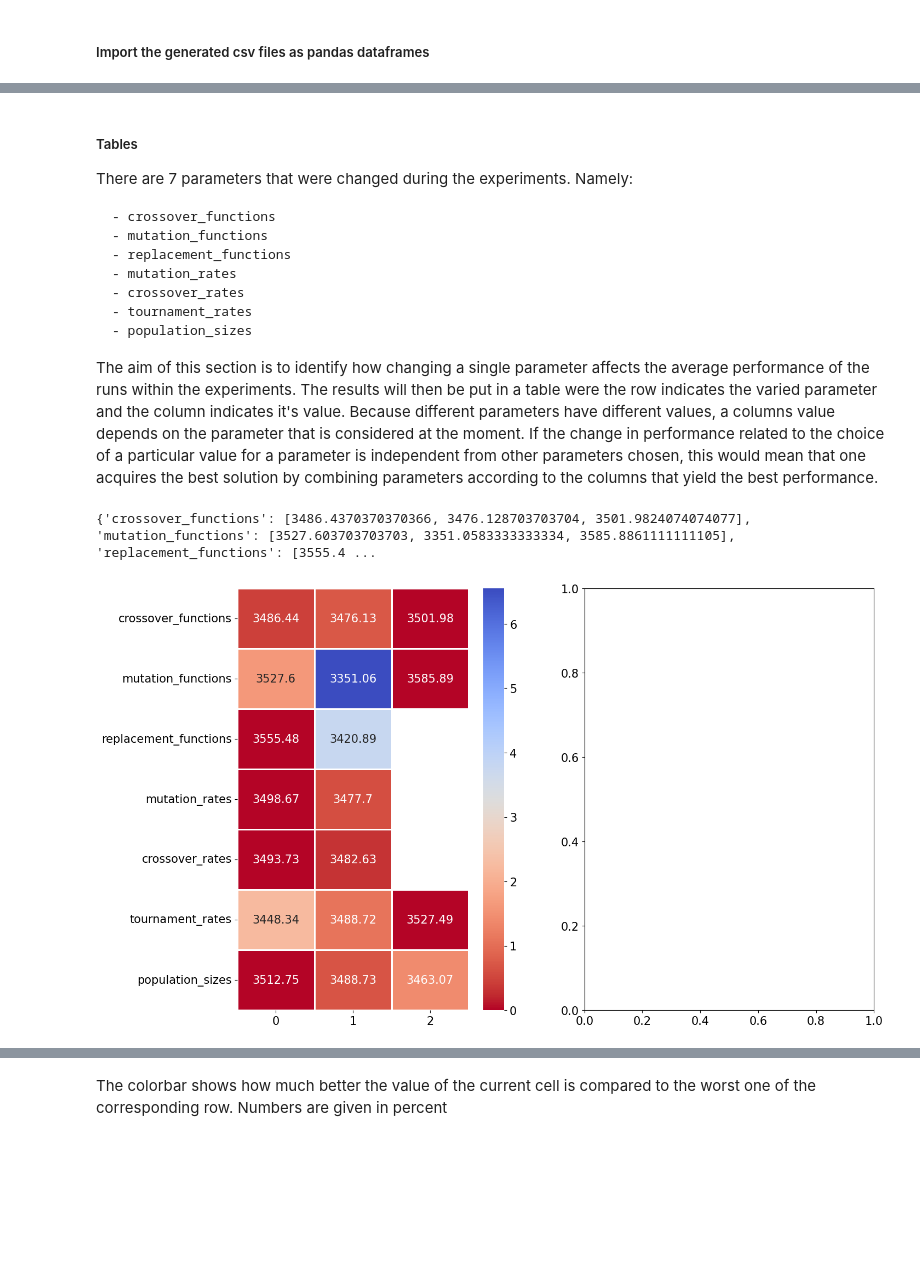
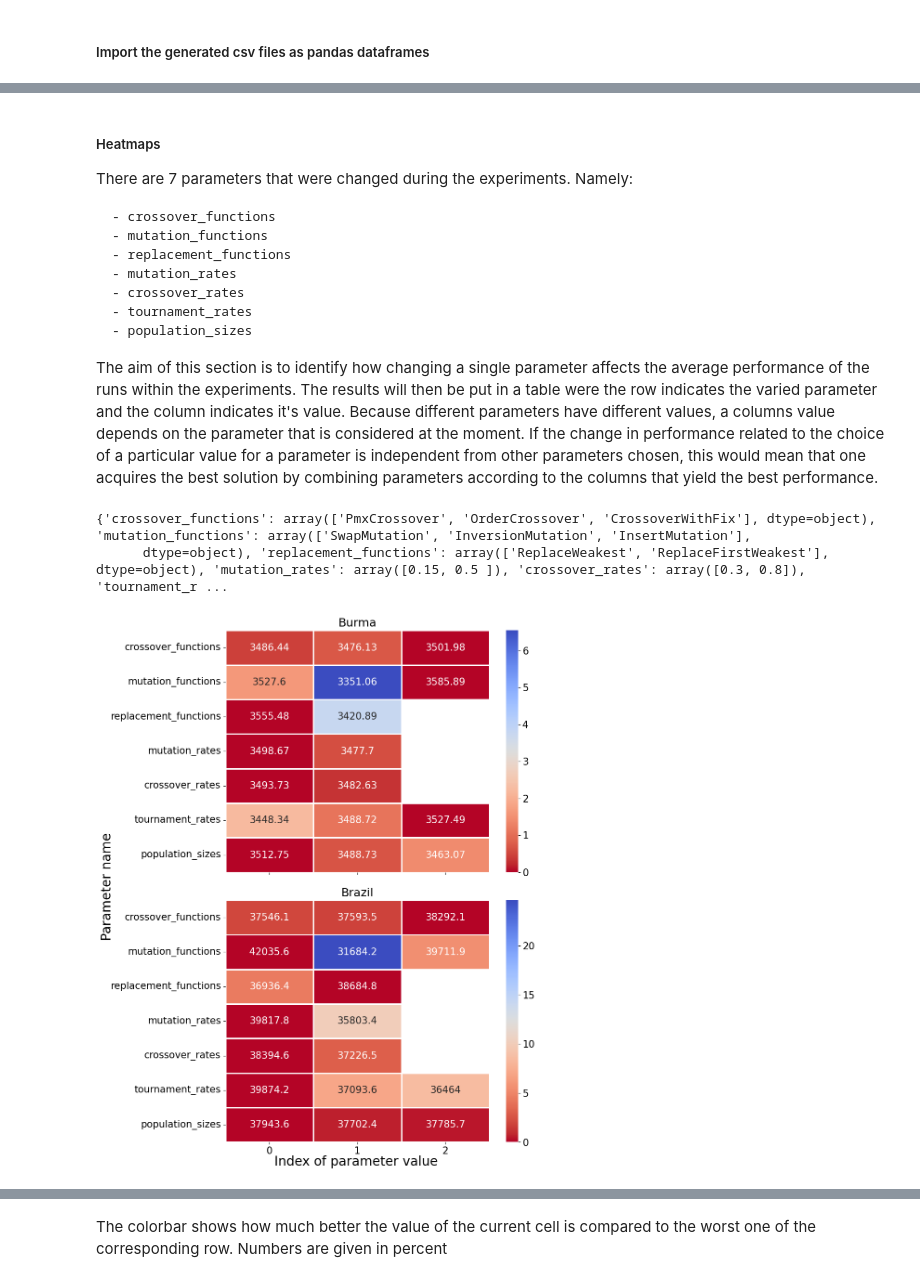
Before and after one commit to franzherm/ea_tsp, a Jupyter notebook: src/data_analysis.ipynb, the cells around one changed output, grey strips where cells are left out. Drawn from its saved outputs; the diff is of its cells as text; code cells hidden in the pictures; blank space fills up the shorter version.

```diff
--- a/src/data_analysis.ipynb
+++ b/src/data_analysis.ipynb
@@ -52,5 +158,5 @@ plt.show()
 # %% [markdown]
-##### Tables
+##### Heatmaps
 There are 7 parameters that were changed during the experiments. Namely:
 
     - crossover_functions
@@ -74,34 +180,58 @@ parameter_dict = {
                 "tournament_rates" : overview_burma["tournament_rates"].unique(),
                 "population_sizes" : overview_burma["population_sizes"].unique()
                 }
-#parameter_dict_column_labels =
-#parameter_row_labels =
+print(parameter_dict)
+# %% [output]
+{'crossover_functions': array(['PmxCrossover', 'OrderCrossover', 'CrossoverWithFix'], dtype=object), 'mutation_functions': array(['SwapMutation', 'InversionMutation', 'InsertMutation'],
+      dtype=object), 'replacement_functions': array(['ReplaceWeakest', 'ReplaceFirstWeakest'], dtype=object), 'mutation_rates': array([0.15, 0.5 ]), 'crossover_rates': array([0.3, 0.8]), 'tournament_r ...
 # %%
-cost_dict = {}
-for key,values in parameter_dict.items():
-    average_costs = []
-    for value in values:
-        average_costs.append(overview_burma["LowestCost"][overview_burma[key] == value].mean())
-    cost_dict[key] = average_costs
+def get_cost_dict(df,column_name):
+    cost_dict = {}
+    for key,values in parameter_dict.items():
+        average_costs = []
+        for value in values:
+            average_costs.append(df[column_name][df[key] == value].mean())
+        cost_dict[key] = average_costs
+    return cost_dict
 
-print(cost_dict)
+cost_dict_burma = get_cost_dict(overview_burma, "LowestCost")
+cost_dict_brazil = get_cost_dict(overview_brazil, "LowestCost")
+
+convergence_dict_burma = get_cost_dict(overview_burma, "convergence")
+convergence_dict_brazil = get_cost_dict(overview_brazil, "convergence")
-# %% [output]
-{'crossover_functions': [3486.4370370370366, 3476.128703703704, 3501.9824074074077], 'mutation_functions': [3527.603703703703, 3351.0583333333334, 3585.8861111111105], 'replacement_functions': [3555.4 ...
 # %%
-values = list(cost_dict.values())
-max_length = max([len(x) for x in values])
-padded_values = np.zeros(shape=(len(values),max_length))
-for row in range(len(values)):
-    for column in range(len(values[row])):
-        padded_values[row,column] = values[row][column]
+def prepare_heatmap(cost_dict):
+    values = list(cost_dict.values())
+    max_length = max([len(x) for x in values])
+    padded_values = np.zeros(shape=(len(values),max_length))
+    for row in range(len(values)):
+        for column in range(len(values[row])):
+            padded_values[row,column] = values[row][column]
 
-padded_values[padded_values == 0] = np.NaN
-df = pd.DataFrame(padded_values, index=list(cost_dict.keys()))
-normalized = (1 - df.div(df.max(axis=1), axis=0))*100
-_, ax = plt.subplots(ncols=2)
-sns.heatmap(normalized, cmap="coolwarm_r", annot=df, fmt="g", linewidths=1, annot_kws={'size': 15}, ax= ax[0])
-plt.rcParams['figure.figsize'] = [15, 10]
-plt.rcParams.update({'font.size': 15})
-plt.show()
+    padded_values[padded_values == 0] = np.NaN
+    df = pd.DataFrame(padded_values, index=list(cost_dict.keys()))
+    normalized = (1 - df.div(df.max(axis=1), axis=0))*100
+    #normalized = (1 - (df - df.min())/((df - df.min()).max()))*100
+    return normalized, df
+
+normalized_burma, heatmap_data_burma = prepare_heatmap(cost_dict_burma)
+normalized_brazil, heatmap_data_brazil = prepare_heatmap(cost_dict_brazil)
+
+normalized_burma_conv, heatmap_burma_conv = prepare_heatmap(convergence_dict_burma)
+normalized_brazil_conv, heatmap_brazil_conv = prepare_heatmap(convergence_dict_brazil)
-# %% [output]
-[figure, removed]
+# %%
+#parameter cost heatmaps
+fig, ax = plt.subplots(nrows=2, sharex=True, sharey=True)
+sns.heatmap(normalized_burma, cmap="coolwarm_r", annot=heatmap_data_burma, fmt="g", linewidths=1, annot_kws={'size': 15}, ax= ax[0])
+sns.heatmap(normalized_brazil, cmap="coolwarm_r", annot=heatmap_data_brazil, fmt="g", linewidths=1, annot_kws={'size': 15}, ax= ax[1])
+ax[0].set_title("Burma")
+ax[1].set_title("Brazil")
+plt.rcParams['figure.figsize'] = [10, 12]
+plt.rcParams.update({'font.size': 15})
+fig.tight_layout(pad=5.0)
+fig.text(0.55, 0, 'Index of parameter value', ha='center', fontdict={'size': 20})
+fig.text(0, 0.5, 'Parameter name', va='center', rotation='vertical', fontdict={'size': 20})
+fig.tight_layout(pad=1.0)
+plt.show()
+# %% [output]
+[figure, added]
```
Also changed, not shown: parts of 23 cells of this notebook, 12 other files.
